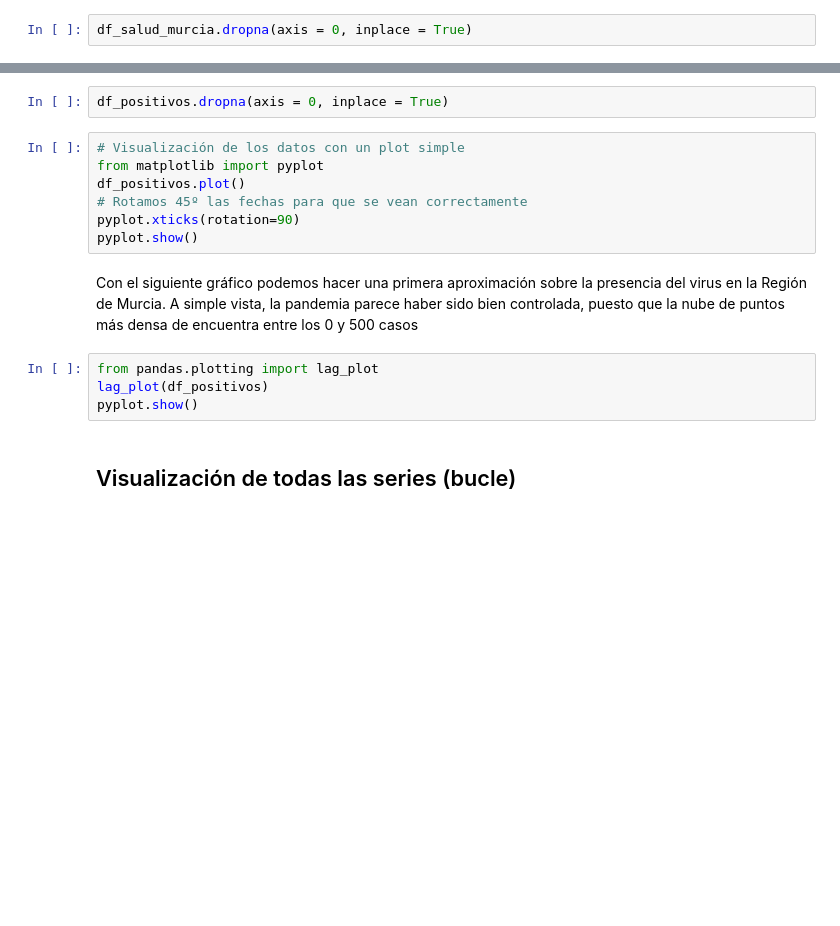
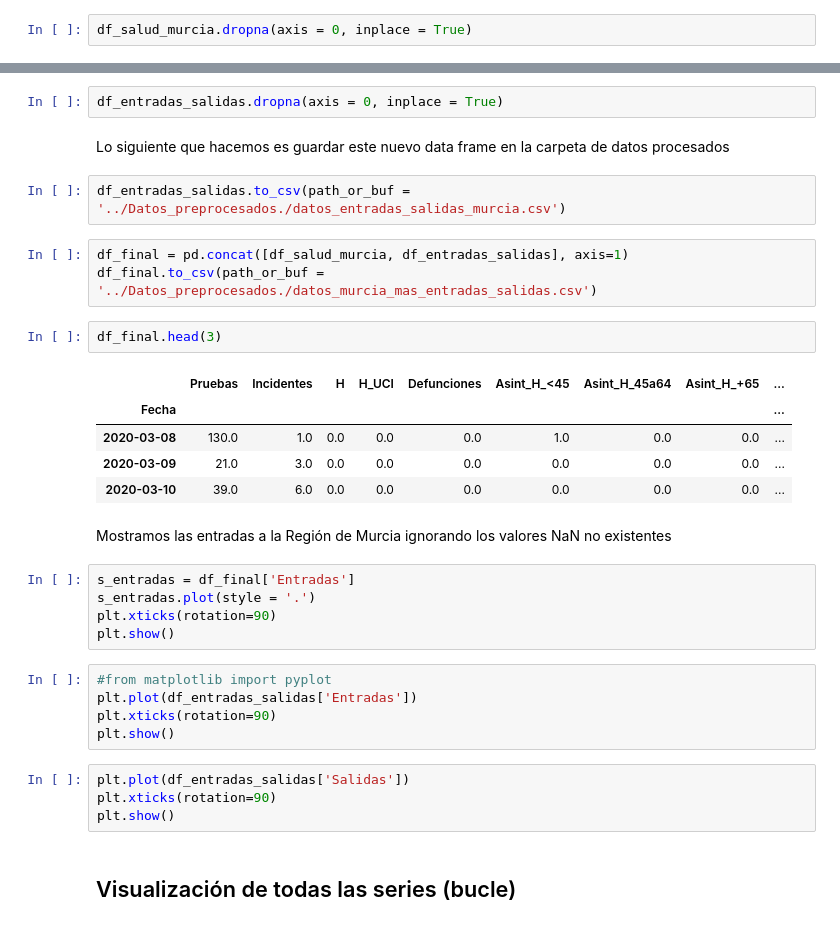
Before and after one commit to CarmenCalvoL/tfg_informatica, a Jupyter notebook: Notebooks/salud_murcia.ipynb, the cells around one changed output, grey strips where cells are left out. Saved outputs shown, nothing was run; the diff lists cells and outputs as text; blank space fills up the shorter version.

```diff
--- a/Notebooks/salud_murcia.ipynb
+++ b/Notebooks/salud_murcia.ipynb
@@ -92,20 +167,36 @@ De esta forma los datos ya se visualizaran solo en las fechas correctas, es deci
 # %%
-df_positivos.dropna(axis = 0, inplace = True)
+df_entradas_salidas.dropna(axis = 0, inplace = True)
-# %%
-# Visualización de los datos con un plot simple
-from matplotlib import pyplot
-df_positivos.plot()
-# Rotamos 45º las fechas para que se vean correctamente
-pyplot.xticks(rotation=90)
-pyplot.show()
-# %% [markdown]
-Con el siguiente gráfico podemos hacer una primera aproximación sobre la presencia del virus
-en la Región de Murcia. A simple vista, la pandemia parece haber sido bien controlada, puesto que
-la nube de puntos más densa de encuentra entre los 0 y 500 casos
-# %%
-from pandas.plotting import lag_plot
-lag_plot(df_positivos)
-pyplot.show()
+# %% [markdown]
+Lo siguiente que hacemos es guardar este nuevo data frame en la carpeta de datos procesados
+# %%
+df_entradas_salidas.to_csv(path_or_buf = '../Datos_preprocesados./datos_entradas_salidas_murcia.csv')
+# %%
+df_final = pd.concat([df_salud_murcia, df_entradas_salidas], axis=1)
+df_final.to_csv(path_or_buf = '../Datos_preprocesados./datos_murcia_mas_entradas_salidas.csv')
+# %%
+df_final.head(3)
+# %% [output]
+|  | Pruebas | Incidentes | H | H_UCI | Defunciones | Asint_H_<45 | Asint_H_45a64 | Asint_H_+65 | ... |
+| Fecha |  |  |  |  |  |  |  |  | ... |
+| 2020-03-08 | 130.0 | 1.0 | 0.0 | 0.0 | 0.0 | 1.0 | 0.0 | 0.0 | ... |
+| 2020-03-09 | 21.0 | 3.0 | 0.0 | 0.0 | 0.0 | 0.0 | 0.0 | 0.0 | ... |
+| 2020-03-10 | 39.0 | 6.0 | 0.0 | 0.0 | 0.0 | 0.0 | 0.0 | 0.0 | ... |
+# %% [markdown]
+Mostramos las entradas a la Región de Murcia ignorando los valores NaN no existentes
+# %%
+s_entradas = df_final['Entradas']
+s_entradas.plot(style = '.')
+plt.xticks(rotation=90)
+plt.show()
+# %%
+#from matplotlib import pyplot
+plt.plot(df_entradas_salidas['Entradas'])
+plt.xticks(rotation=90)
+plt.show()
+# %%
+plt.plot(df_entradas_salidas['Salidas'])
+plt.xticks(rotation=90)
+plt.show()
 # %% [markdown]
 ## Visualización de todas las series (bucle)
 # %% [markdown]
```
Also changed, not shown: parts of 51 cells of this notebook, 2 other files.
